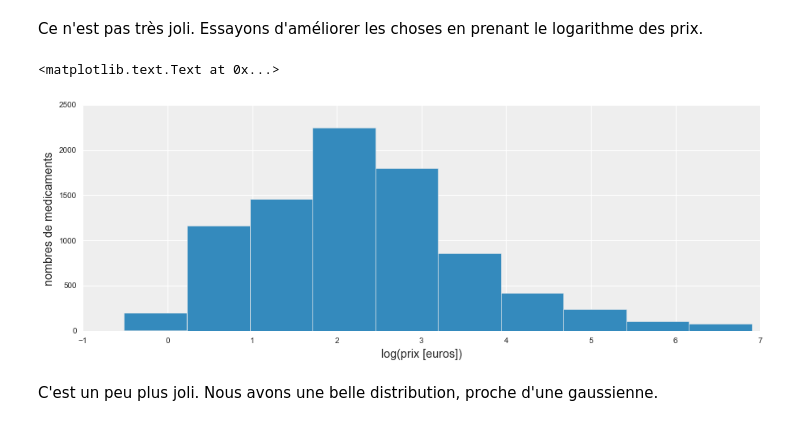
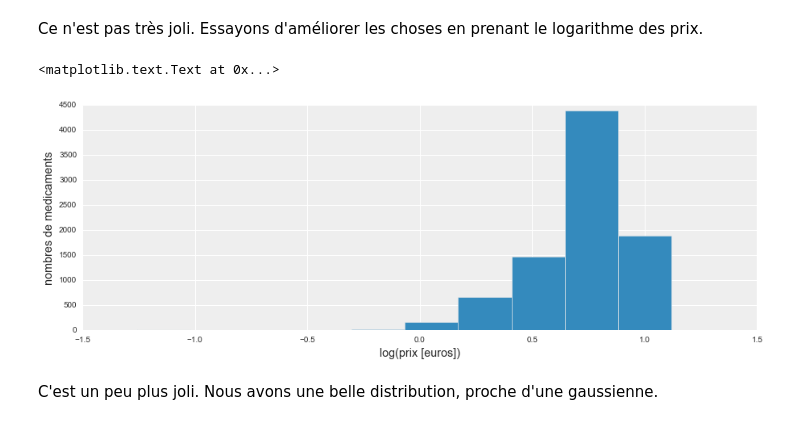
Before and after one commit to SamAstro/datascience.net-challenge-25, a Jupyter notebook: datasciencenet_challenge25.ipynb, the cells around one changed output. Drawn from its saved outputs; the diff is of its cells as text; code cells hidden in the pictures.

Commit message:
Modified the 'logprix' formula, now gives prediction with 29% something error.

```diff
--- a/datasciencenet_challenge25.ipynb
+++ b/datasciencenet_challenge25.ipynb
@@ -139,13 +139,13 @@ ax.set_ylabel('nombres de medicaments')
 # %% [markdown]
 Ce n'est pas très joli. Essayons d'améliorer les choses en prenant le logarithme des prix.
 # %%
-data_train['logprix'] = data_train['prix'].apply(np.log)
+data_train['logprix'] = ((data_train['prix'].apply(np.log)+1).apply(np.log)+1).apply(np.log)
 ax = data_train['logprix'].hist()
 ax.set_xlabel('log(prix [euros])')
 ax.set_ylabel('nombres de medicaments')
 # %% [output]
 <matplotlib.text.Text at 0x...>
-[figure, old version]
+[figure, new version]
 # %% [markdown]
 C'est un peu plus joli. Nous avons une belle distribution, proche d'une gaussienne.
 # %% [markdown]
```
Also changed, not shown: parts of 11 cells of this notebook, 1 other file.
